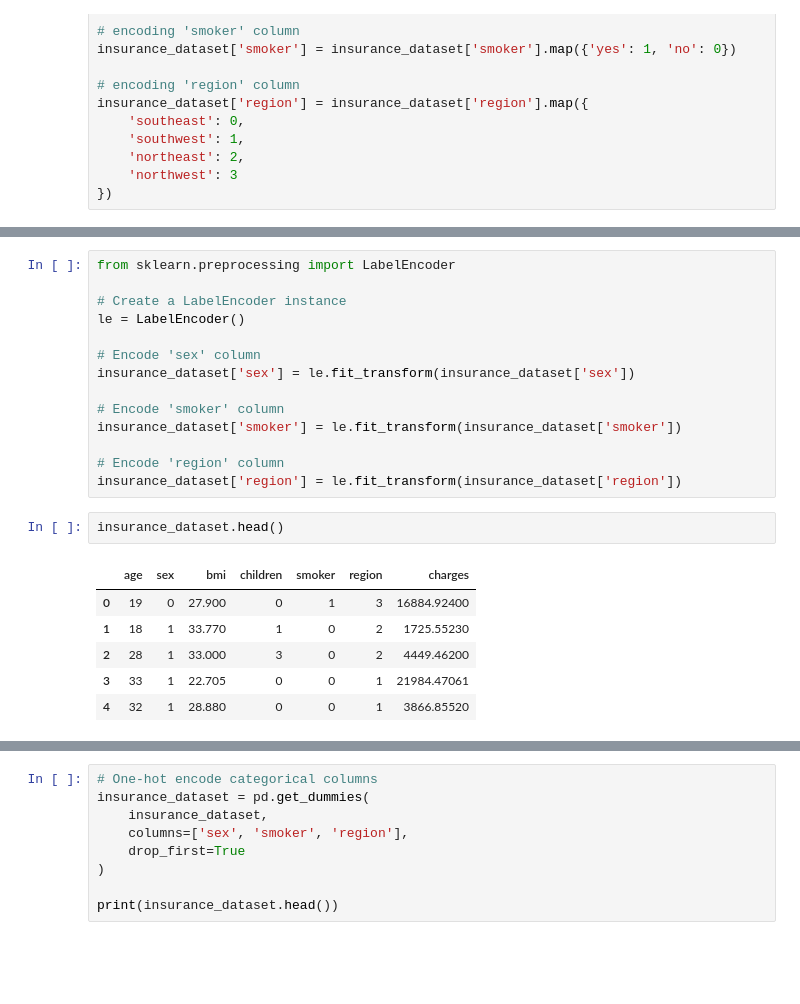
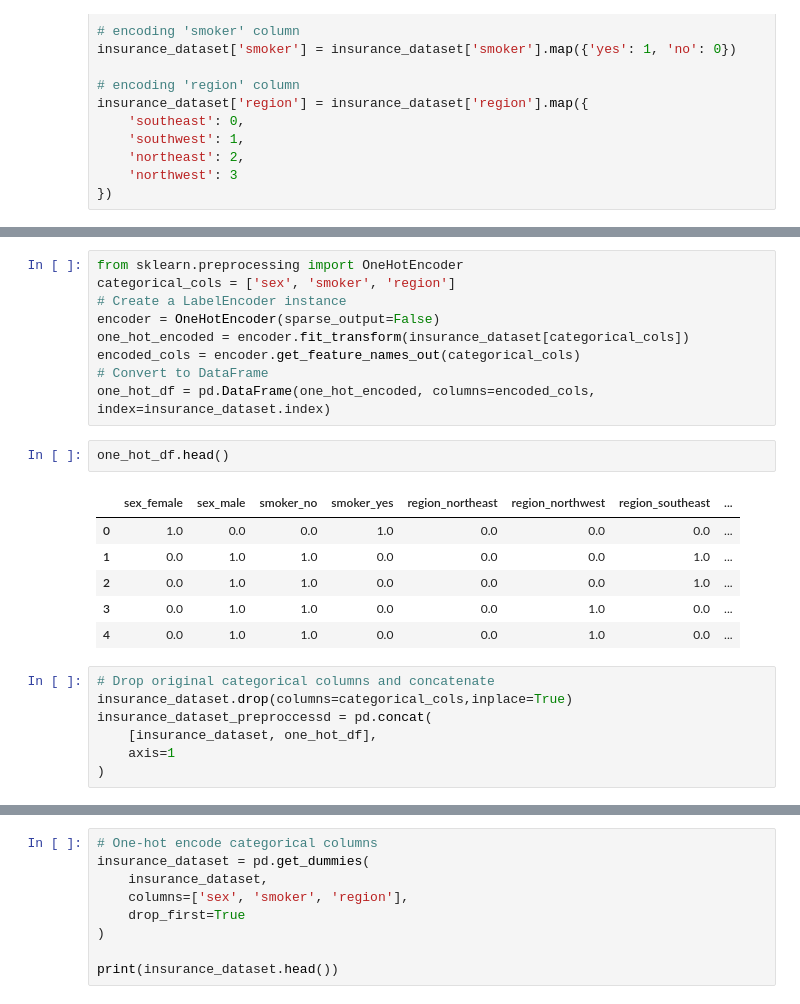
Before and after one commit to mahdiiimh/Hands-On-Machine-Learning, a Jupyter notebook: Project_1_Medical_Insurance_Cost_Prediction(Reg).ipynb, the cells around one changed output, grey strips where cells are left out. Drawn from its saved outputs; the diff is of its cells as text; blank space fills up the shorter version.

```diff
--- a/Project_1_Medical_Insurance_Cost_Prediction(Reg).ipynb
+++ b/Project_1_Medical_Insurance_Cost_Prediction(Reg).ipynb
@@ -235,23 +242,25 @@ insurance_dataset.head()
-# %%
-from sklearn.preprocessing import LabelEncoder
-
-# Create a LabelEncoder instance
-le = LabelEncoder()
-
-# Encode 'sex' column
-insurance_dataset['sex'] = le.fit_transform(insurance_dataset['sex'])
-
-# Encode 'smoker' column
-insurance_dataset['smoker'] = le.fit_transform(insurance_dataset['smoker'])
-
-# Encode 'region' column
-insurance_dataset['region'] = le.fit_transform(insurance_dataset['region'])
+# %%
+from sklearn.preprocessing import OneHotEncoder
+categorical_cols = ['sex', 'smoker', 'region']
+# Create a LabelEncoder instance
+encoder = OneHotEncoder(sparse_output=False)
+one_hot_encoded = encoder.fit_transform(insurance_dataset[categorical_cols])
+encoded_cols = encoder.get_feature_names_out(categorical_cols)
+# Convert to DataFrame
+one_hot_df = pd.DataFrame(one_hot_encoded, columns=encoded_cols, index=insurance_dataset.index)
 # %%
-insurance_dataset.head()
+one_hot_df.head()
 # %% [output]
-|  | age | sex | bmi | children | smoker | region | charges |
-| 0 | 19 | 0 | 27.900 | 0 | 1 | 3 | 16884.92400 |
-| 1 | 18 | 1 | 33.770 | 1 | 0 | 2 | 1725.55230 |
-| 2 | 28 | 1 | 33.000 | 3 | 0 | 2 | 4449.46200 |
-| 3 | 33 | 1 | 22.705 | 0 | 0 | 1 | 21984.47061 |
-| 4 | 32 | 1 | 28.880 | 0 | 0 | 1 | 3866.85520 |
+|  | sex_female | sex_male | smoker_no | smoker_yes | region_northeast | region_northwest | region_southeast | ... |
+| 0 | 1.0 | 0.0 | 0.0 | 1.0 | 0.0 | 0.0 | 0.0 | ... |
+| 1 | 0.0 | 1.0 | 1.0 | 0.0 | 0.0 | 0.0 | 1.0 | ... |
+| 2 | 0.0 | 1.0 | 1.0 | 0.0 | 0.0 | 0.0 | 1.0 | ... |
+| 3 | 0.0 | 1.0 | 1.0 | 0.0 | 0.0 | 1.0 | 0.0 | ... |
+| 4 | 0.0 | 1.0 | 1.0 | 0.0 | 0.0 | 1.0 | 0.0 | ... |
+# %%
+# Drop original categorical columns and concatenate
+insurance_dataset.drop(columns=categorical_cols,inplace=True)
+insurance_dataset_preproccessd = pd.concat(
+    [insurance_dataset, one_hot_df],
+    axis=1
+)
```
Also changed, not shown: parts of 17 cells of this notebook.
